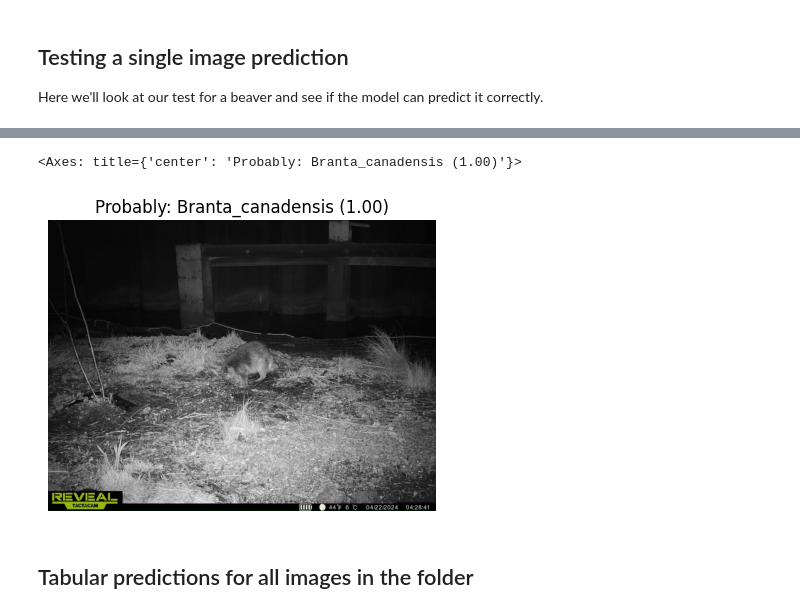
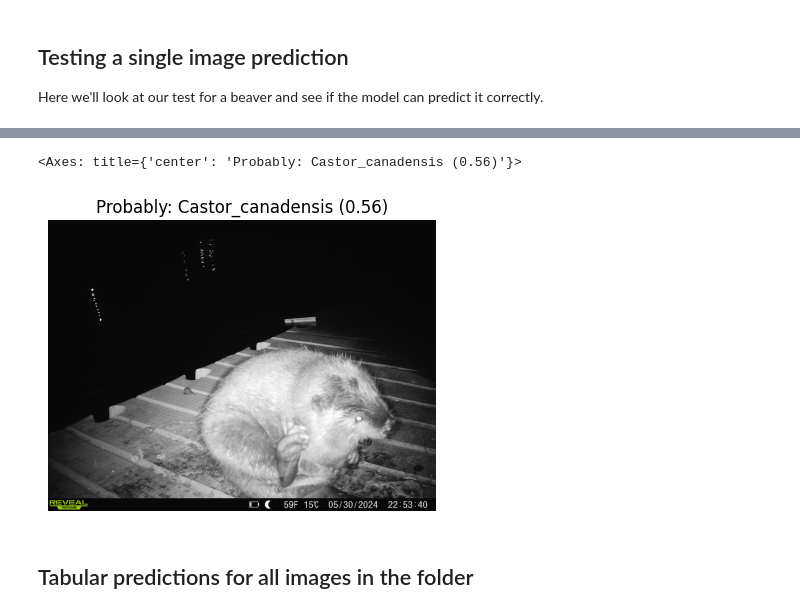
Before and after one commit to morescode-pm/kaggle-fastai, a Jupyter notebook: pull-observations-kaggle-v7.ipynb, the cells around one changed output, grey strips where cells are left out. Drawn from its saved outputs; the diff is of its cells as text; code cells hidden in the pictures.

```diff
--- a/pull-observations-kaggle-v7.ipynb
+++ b/pull-observations-kaggle-v7.ipynb
@@ -651,0 +628,29 @@ interp.plot_confusion_matrix()
+# %%
+%%time
+
+# DataBlock with custom splitter
+dblock = DataBlock(
+    blocks=(ImageBlock, CategoryBlock),
+    get_items=get_image_files,
+    get_y=parent_label,
+    splitter=stratified_splitter,
+    item_tfms=Resize(224),
+    batch_tfms=aug_transforms()
+)
+
+# Build DataLoaders
+dls = dblock.dataloaders(path)
+
+learn = vision_learner(dls, resnet18, metrics=error_rate)
+
+if torch.cuda.is_available():
+    learn.model = learn.model.cuda()
+    print("Using:", next(learn.model.parameters()).device)  # should print 'cuda:0'
+else:
+    learn.model = learn.model.cpu()
+    print("Using CPU")
+
+learn.fine_tune(5)
+
+interp = ClassificationInterpretation.from_learner(learn)
+interp.plot_confusion_matrix()
@@ -653,15 +673,15 @@ interp.plot_confusion_matrix()
 ## Testing a single image prediction
 Here we'll look at our test for a beaver and see if the model can predict it correctly.
 # %%
-image_path = '/kaggle/working/_tests/Castor_canadensis.JPG'
+image_path = 'chapter1/_tests/Castor_canadensis.JPG'
 pred, pred_idx, probs = learn.predict(PILImage.create(image_path))
 
 
 PILImage.create(image_path).show(title=f"Probably: {pred} ({probs[pred_idx]:.2f})")
 # %% [output]
 [interactive output not drawn]
-<Axes: title={'center': 'Probably: Branta_canadensis (1.00)'}>
+<Axes: title={'center': 'Probably: Castor_canadensis (0.56)'}>
-[figure, old version]
+[figure, new version]
 # %% [markdown]
 ## Tabular predictions for all images in the folder
 # %%
```
Also changed, not shown: parts of 8 cells of this notebook.
